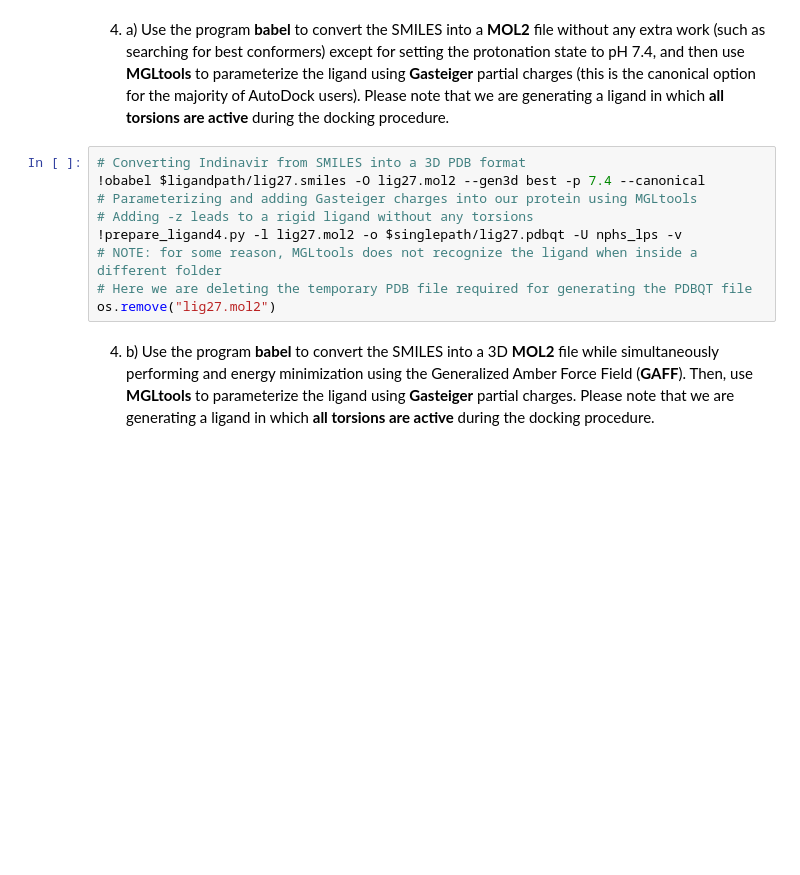
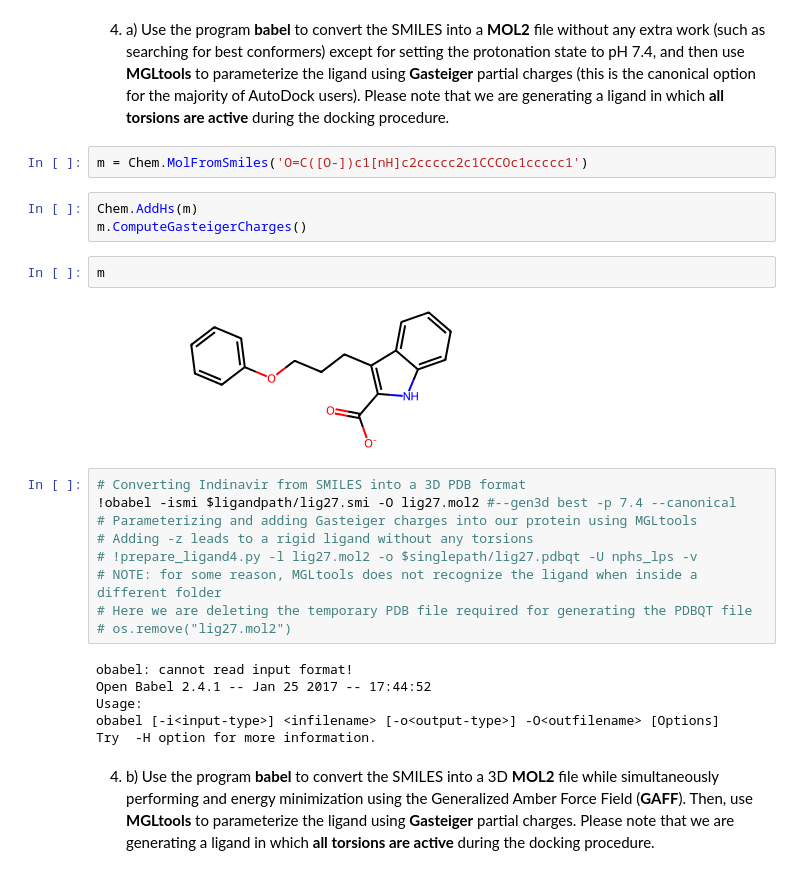
Before and after one commit to CCPBioSim/CCP5_Simulation_of_BioMolecules, a Jupyter notebook: 4_Docking/Docking.ipynb, the cells around one changed output. Saved outputs shown, nothing was run; the diff lists cells and outputs as text; blank space fills up the shorter version.

Commit message:
updating ligand and docking files

```diff
--- a/4_Docking/Docking.ipynb
+++ b/4_Docking/Docking.ipynb
@@ -369,15 +452,30 @@ def smi2viewer(smi='CC=O'):
 Now, we will take this SMILES format and use it to construct and parameterize a three-dimensional structure of Lig 27 in **PDBQT** format for its use in molecular docking. As with the receptor, we also have different options to prepare our ligand for molecular docking:
 # %% [markdown]
 4. a) Use the program **babel** to convert the SMILES into a **MOL2** file without any extra work (such as searching for best conformers) except for setting the protonation state to pH 7.4, and then use **MGLtools** to parameterize the ligand using **Gasteiger** partial charges (this is the canonical option for the majority of AutoDock users). Please note that we are generating a ligand in which **all torsions are active** during the docking procedure.
+# %%
+m = Chem.MolFromSmiles('O=C([O-])c1[nH]c2ccccc2c1CCCOc1ccccc1')
+# %%
+Chem.AddHs(m)
+m.ComputeGasteigerCharges()
+# %%
+m
+# %% [output]
+[figure, added]
 # %%
 # Converting Indinavir from SMILES into a 3D PDB format
-!obabel $ligandpath/lig27.smiles -O lig27.mol2 --gen3d best -p 7.4 --canonical
+!obabel -ismi $ligandpath/lig27.smi -O lig27.mol2 #--gen3d best -p 7.4 --canonical
 # Parameterizing and adding Gasteiger charges into our protein using MGLtools
 # Adding -z leads to a rigid ligand without any torsions
-!prepare_ligand4.py -l lig27.mol2 -o $singlepath/lig27.pdbqt -U nphs_lps -v
+# !prepare_ligand4.py -l lig27.mol2 -o $singlepath/lig27.pdbqt -U nphs_lps -v
 # NOTE: for some reason, MGLtools does not recognize the ligand when inside a different folder
 # Here we are deleting the temporary PDB file required for generating the PDBQT file
-os.remove("lig27.mol2")
+# os.remove("lig27.mol2")
+# %% [output]
+obabel: cannot read input format!
+Open Babel 2.4.1 -- Jan 25 2017 -- 17:44:52
+Usage:
+obabel [-i<input-type>] <infilename> [-o<output-type>] -O<outfilename> [Options]
+Try  -H option for more information.
 # %% [markdown]
 4. b) Use the program **babel** to  convert the SMILES into a 3D **MOL2** file while simultaneously performing and energy minimization using the Generalized Amber Force Field (**GAFF**). Then, use **MGLtools** to parameterize the ligand using **Gasteiger** partial charges. Please note that we are generating a ligand in which **all torsions are active** during the docking procedure.
 # %%
```
Also changed, not shown: parts of 24 cells of this notebook, 1 other file.
